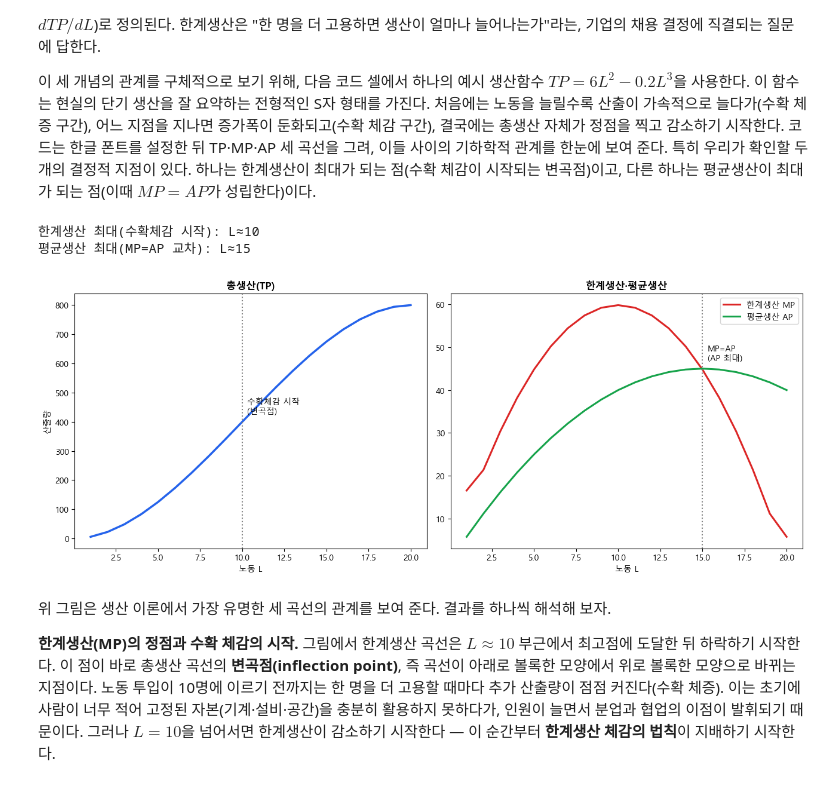
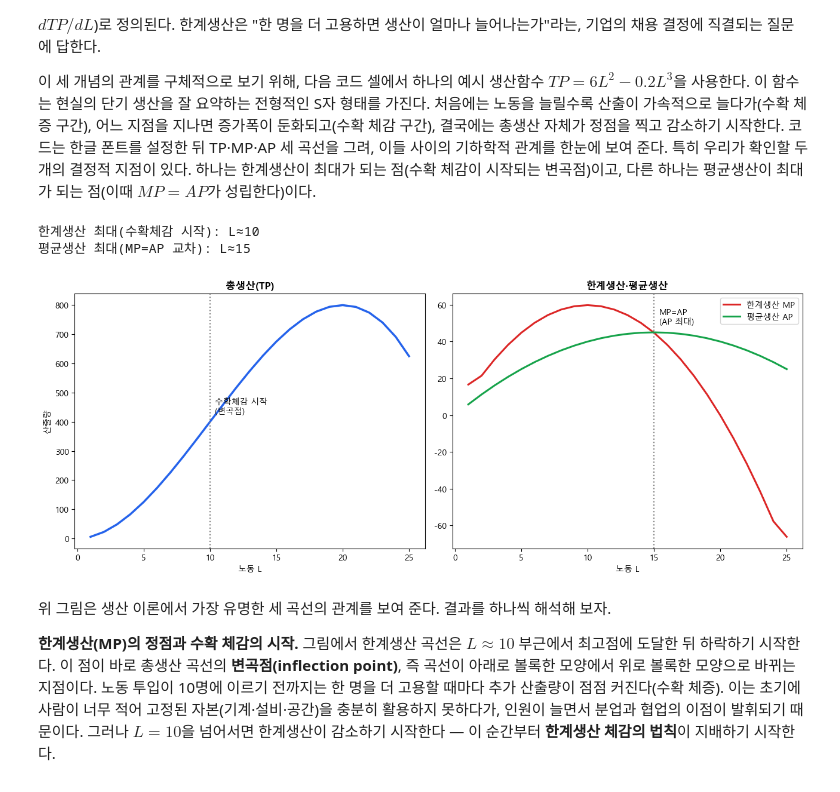
Before and after one commit to voidmain443/jbeconsample, a Jupyter notebook: chapter6.ipynb, the cells around one changed output. Saved outputs shown, nothing was run; the diff lists cells and outputs as text; code cells hidden in the pictures.

```diff
--- a/chapter6.ipynb
+++ b/chapter6.ipynb
@@ -62,35 +62,35 @@ import matplotlib.font_manager as fm
 import logging
 _av={f.name for f in fm.fontManager.ttflist}
 for _f in ['Malgun Gothic','AppleGothic','NanumGothic','Noto Sans CJK KR','Noto Sans KR']:
     if _f in _av: plt.rcParams['font.family']=_f; break
 plt.rcParams['axes.unicode_minus']=False
 logging.getLogger('matplotlib.font_manager').setLevel(logging.ERROR)
 
 # 단기 생산함수 (자본 고정, 노동 L만 가변):  TP = 6L^2 - 0.2L^3
-L=np.arange(1,21)
+L=np.arange(1,26)
 TP=6*L**2-0.2*L**3
 MP=np.gradient(TP,L)      # 한계생산 ≒ dTP/dL
 AP=TP/L                   # 평균생산
 
 L_mp=L[np.argmax(MP)]     # 한계생산 최대(수확체감 시작)
 L_ap=L[np.argmax(AP)]     # 평균생산 최대 (MP=AP)
 print(f'한계생산 최대(수확체감 시작): L≈{L_mp}')
 print(f'평균생산 최대(MP=AP 교차): L≈{L_ap}')
 
 fig, ax=plt.subplots(1,2,figsize=(13,5.2))
 ax[0].plot(L,TP,color='#2563eb',lw=2.5); ax[0].set_title('총생산(TP)',fontweight='bold')
 ax[0].axvline(L_mp,ls=':',color='gray'); ax[0].set_xlabel('노동 L'); ax[0].set_ylabel('산출량')
 ax[0].annotate('수확체감 시작\n(변곡점)',(L_mp,TP[L_mp-1]),xytext=(6,10),textcoords='offset points')
 ax[1].plot(L,MP,color='#dc2626',lw=2.2,label='한계생산 MP')
 ax[1].plot(L,AP,color='#16a34a',lw=2.2,label='평균생산 AP')
 ax[1].axvline(L_ap,ls=':',color='gray')
 ax[1].annotate('MP=AP\n(AP 최대)',(L_ap,AP[L_ap-1]),xytext=(6,10),textcoords='offset points')
 ax[1].set_title('한계생산·평균생산',fontweight='bold'); ax[1].set_xlabel('노동 L'); ax[1].legend()
 plt.tight_layout(); plt.show()
 # %% [output]
 한계생산 최대(수확체감 시작): L≈10
 평균생산 최대(MP=AP 교차): L≈15
-[figure, old version]
+[figure, new version]
 # %% [markdown]
 위 그림은 생산 이론에서 가장 유명한 세 곡선의 관계를 보여 준다. 결과를 하나씩 해석해 보자.
 
```
Also changed, not shown: parts of 4 cells of this notebook, 14 other files.
